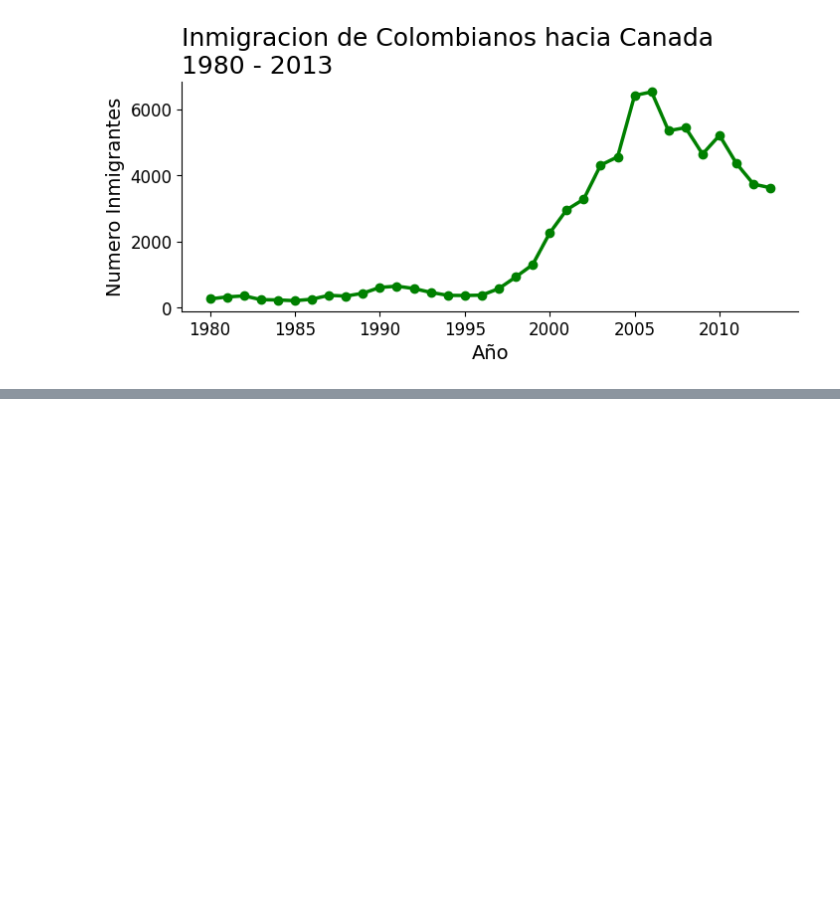
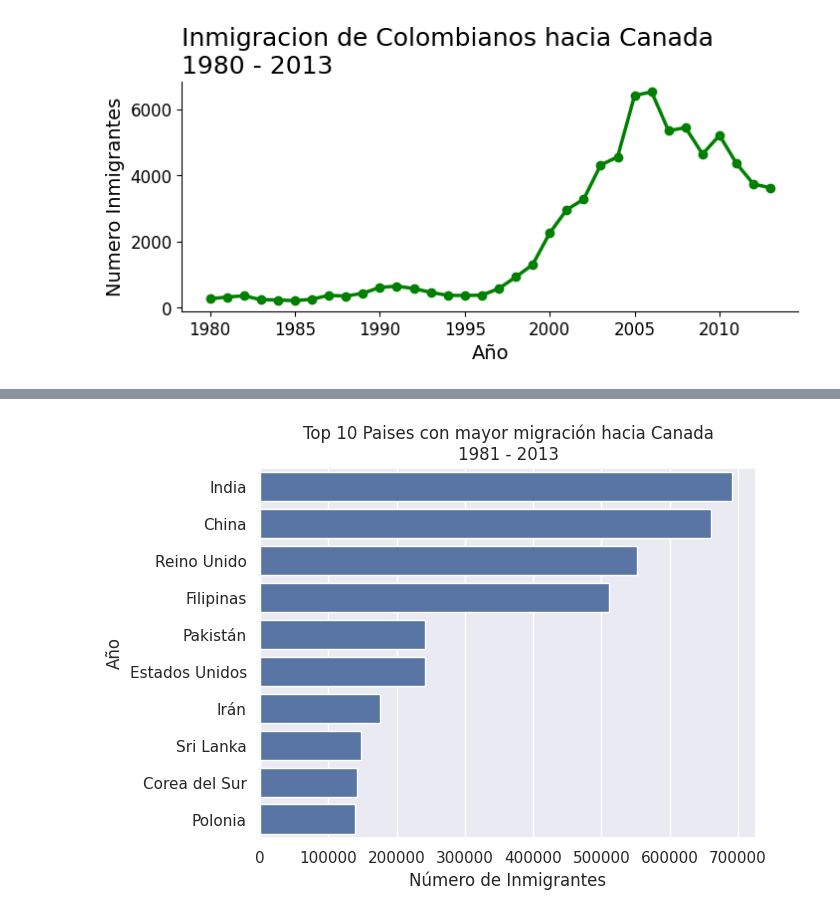
Before and after one commit to Starleen1996/Pandas-E-S, a Jupyter notebook: Visualización_de_datos.ipynb, the cells around one changed output, grey strips where cells are left out. Cells and saved outputs as stored; diff of their text form; code cells hidden in the pictures; blank space fills up the shorter version.

```diff
--- a/Visualización_de_datos.ipynb
+++ b/Visualización_de_datos.ipynb
@@ -618,0 +627,7 @@ plt.show()
+# %%
+sns.set_theme() #Esta función configura el estilo y la paleta de colores predeterminada para los gráficos de Seaborn. Puedes personalizarla así:
+#
+# %%
+#Revisar los datos globales de inmigración en Canada
+top_10 = datos.sort_values('Total', ascending=False).head(10)  # Se crea un nuevo dataframe con el top 10 de paises que inmigran a Canada.
+top_10
@@ -618,0 +648,12 @@ plt.show()
+# %%
+#Realizar grafico de barras con SeaBorn
+#Nota= Esta biblioteca esta construido sobre Matplotlib
+ax = sns.barplot(data=top_10, x='Total', y=top_10.index, orient='h')  # Crea un grafico de barras con la biblioteca Seaborns, orient='h' define la orientación.
+ax.set(title= 'Top 10 Paises con mayor migración hacia Canada\n1981 - 2013',
+       xlabel= 'Número de Inmigrantes',
+       ylabel='Año')
+
+plt.show()
+#
+# %% [output]
+[figure, added]
```
Also changed, not shown: parts of 30 cells of this notebook.
